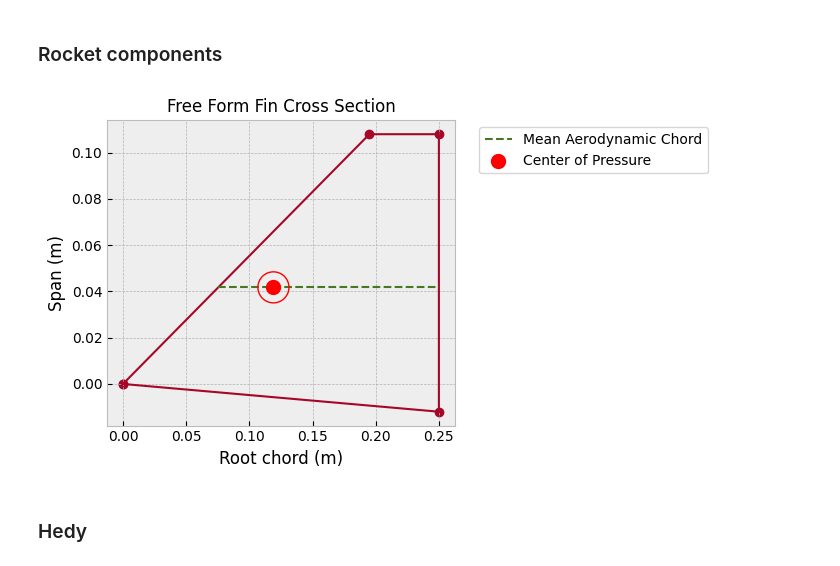
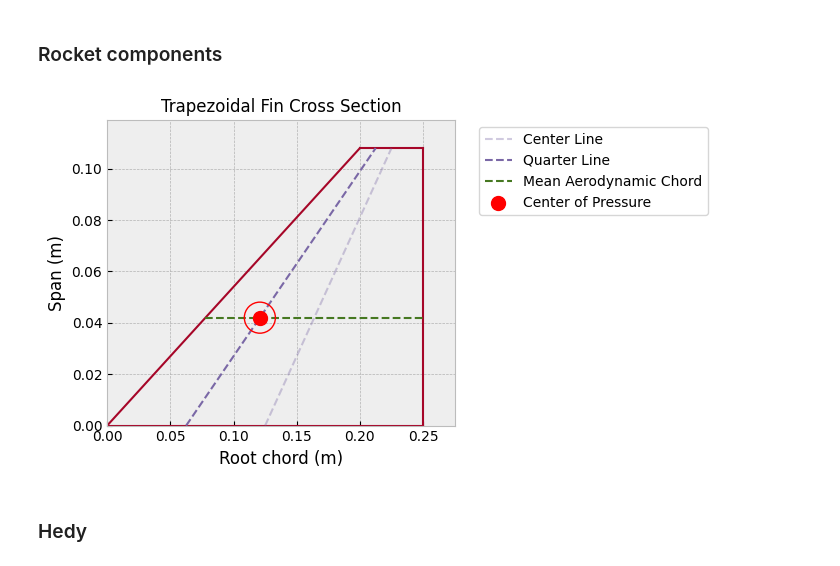
Before and after one commit to SpaceTeam/Lamarr_Flight_Simulation_RocketPy, a Jupyter notebook: Team26_RocketPy_v1_0_0.ipynb, the cells around one changed output. Saved outputs shown, nothing was run; the diff lists cells and outputs as text; code cells hidden in the pictures.

```diff
--- a/Team26_RocketPy_v1_0_0.ipynb
+++ b/Team26_RocketPy_v1_0_0.ipynb
@@ -380,11 +255,22 @@ fin_amount        = rocket_config["fins"]["amount"]
 fin_shape_points  = rocket_config["fins"]["shape_points"]
 fin_name          = rocket_config["fins"]["name"]
 
-fin_set = FreeFormFins(
-   n = fin_amount,
-   shape_points = fin_shape_points,
-   rocket_radius=tailcone_bottom_radius,
-   name = fin_name
+#fin_set = FreeFormFins(
+#   n = fin_amount,
+#   shape_points = fin_shape_points,
+#   rocket_radius=tailcone_bottom_radius,
+#   name = fin_name
+#)
+#fin_set.draw()
+
+fin_set = TrapezoidalFins(
+      n             = fin_amount,
+      root_chord    = 0.250,
+      tip_chord     = 0.050,
+      span          = 0.108,
+      sweep_length  = 0.200,
+      rocket_radius = tailcone_bottom_radius,
+      name          = "Trapezoidal"
 )
 fin_set.draw()
 
@@ -393,34 +279,34 @@ main_trigger            = rocket_config["parachutes"]["main"]["trigger"]
 main_sampling_rate      = rocket_config["parachutes"]["main"]["sampling_rate"]
 main_lag                = rocket_config["parachutes"]["main"]["lag"]
 main_noise              = rocket_config["parachutes"]["main"]["noise"]
 
 drogue_cd_s             = rocket_config["parachutes"]["drogue"]["cd_s"]
 drogue_trigger          = rocket_config["parachutes"]["drogue"]["trigger"]
 drogue_sampling_rate    = rocket_config["parachutes"]["drogue"]["sampling_rate"]
 drogue_lag              = rocket_config["parachutes"]["drogue"]["lag"]
 drogue_noise            = rocket_config["parachutes"]["drogue"]["noise"]
 
 parachutes = {}
 
 parachutes[0] = Parachute(
     name = "main",
     cd_s = main_cd_s,
     trigger = main_trigger,
     sampling_rate = main_sampling_rate,
     lag = main_lag,
     noise = main_noise
 )
 
 parachutes[1] = Parachute(
     name = "drogue",
     cd_s = drogue_cd_s,
     trigger = drogue_trigger,
     sampling_rate = drogue_sampling_rate,
     lag = drogue_lag,
     noise = drogue_noise
 )
 # %% [output]
-[figure, old version]
+[figure, new version]
 # %% [markdown]
 ### Hedy
 # %%
```
Also changed, not shown: parts of 10 cells of this notebook, 2 other files.
